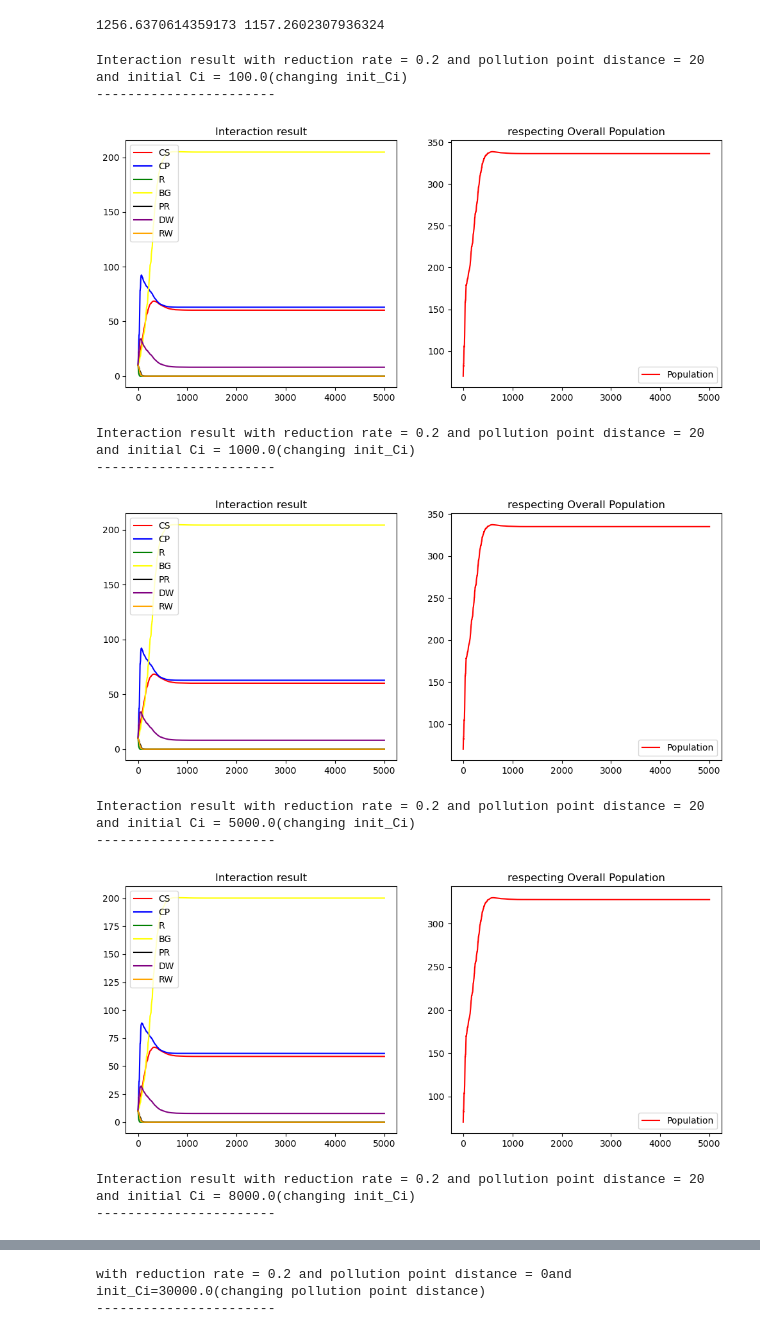
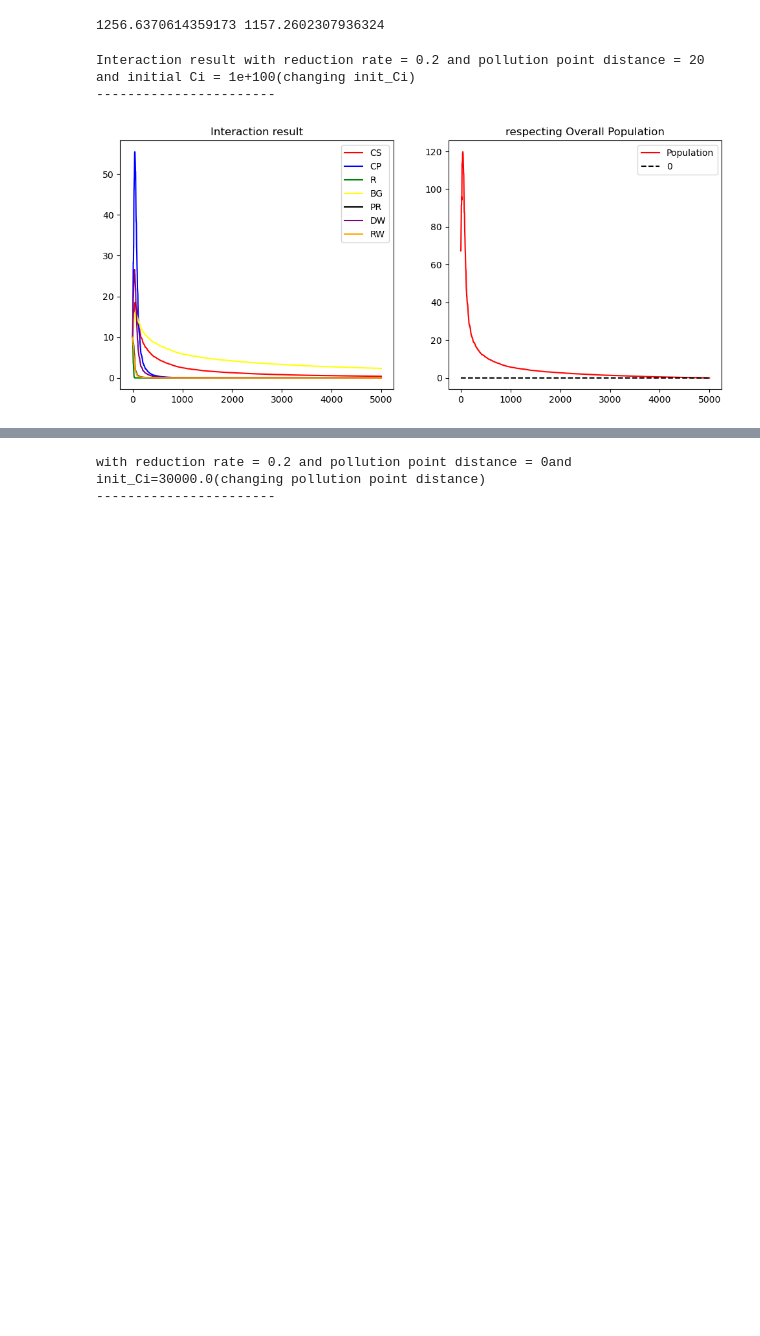
Before and after one commit to SILENT-GUO/MCM_works, a Jupyter notebook: Competition/Tasks/Task4.ipynb, the cells around one changed output, grey strips where cells are left out. Saved outputs shown, nothing was run; the diff lists cells and outputs as text; code cells hidden in the pictures; blank space fills up the shorter version.

```diff
--- a/Competition/Tasks/Task4.ipynb
+++ b/Competition/Tasks/Task4.ipynb
@@ -292,44 +292,38 @@ def doCompetitionModelWithPollutionAndReduction(P_list, reduction_rate):
             [i[4] for i in solution_list], [i[5] for i in solution_list], [i[6] for i in solution_list]
     return cs_trend, cp_trend, R_trend, BG_trend, PR_trend, DW_trend, RW_trend
 # %%
-init_Ci_list = [1e2,1e3,5e3,8e3,1e4,3e4,5e4,8e4,1e5]
+init_Ci_list = [1e100]
 for Ci in init_Ci_list:
     init_Ci = Ci # should be large to see the effect
     pollution_point_distance = 20 # from 0 to 100
     init_radius = 1
     speed = 1
     reduction_rate = 0.2
     all_area_radius = 100 * (1-reduction_rate)
     P_list, time_span_before, time_span_in_between, time_span_after = pollution_model(all_area_radius, init_Ci, pollution_point_distance, init_radius, speed)
     cs_trend, cp_trend, R_trend, BG_trend, PR_trend, DW_trend, RW_trend = doCompetitionModelWithPollutionAndReduction(P_list, reduction_rate)
     print('Interaction result with reduction rate = ' + str(reduction_rate) + ' and pollution point distance = ' + str(pollution_point_distance)+' and initial Ci = ' + str(init_Ci) + "(changing init_Ci)")
     print("-----------------------")
     plt.figure(figsize=(12, 5))
     plt.subplot(1, 2, 1)
     plt.title("Interaction result")
     plt.plot(time, cs_trend, color='red', label='CS')
     plt.plot(time, cp_trend, color='blue', label='CP')
     plt.plot(time, R_trend, color='green', label='R')
     plt.plot(time, BG_trend, color='yellow', label='BG')
     plt.plot(time, PR_trend, color='black', label='PR')
     plt.plot(time, DW_trend, color='purple', label='DW')
     plt.plot(time, RW_trend, color='orange', label='RW')
     plt.legend()
     population_list = [cs_trend[i] + cp_trend[i] + R_trend[i] + BG_trend[i] + PR_trend[i] + DW_trend[i] + RW_trend[i] for i in range(len(time))]
+    population_list = [i-2.7480398500589014 for i in population_list]
     plt.subplot(1, 2, 2)
     plt.title("respecting Overall Population")
     plt.plot(time, population_list, color='red', label='Population')
+    plt.plot(time, [0]*len(time), color='black', label='0', linestyle='--')
     plt.legend()
     plt.show()
 # %% [output]
-Interaction result with reduction rate = 0.2 and pollution point distance = 20 and initial Ci = 100.0(changing init_Ci)
+Interaction result with reduction rate = 0.2 and pollution point distance = 20 and initial Ci = 1e+100(changing init_Ci)
 -----------------------
-[figure, old version]
+[figure, new version]
-Interaction result with reduction rate = 0.2 and pollution point distance = 20 and initial Ci = 1000.0(changing init_Ci)
------------------------
-[figure, removed]
-Interaction result with reduction rate = 0.2 and pollution point distance = 20 and initial Ci = 5000.0(changing init_Ci)
------------------------
-[figure, removed]
-Interaction result with reduction rate = 0.2 and pollution point distance = 20 and initial Ci = 8000.0(changing init_Ci)
------------------------
```
Also changed, not shown: parts of 2 cells of this notebook, 2 other files.
